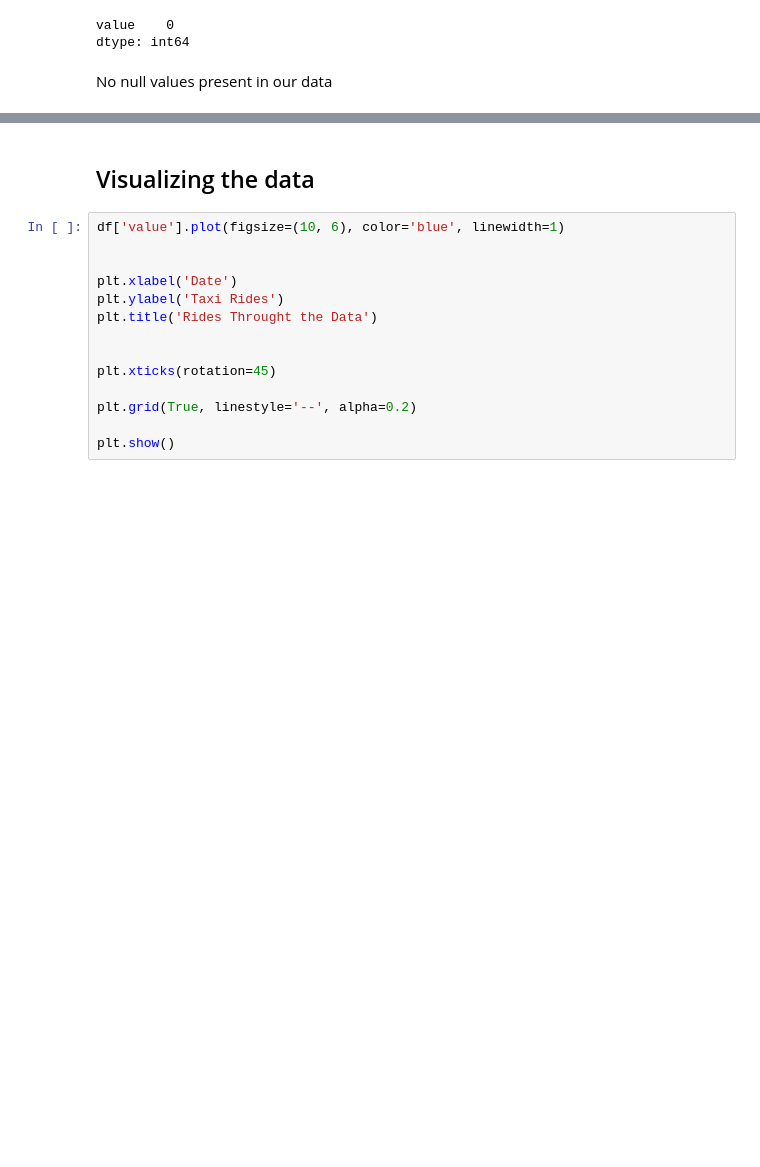
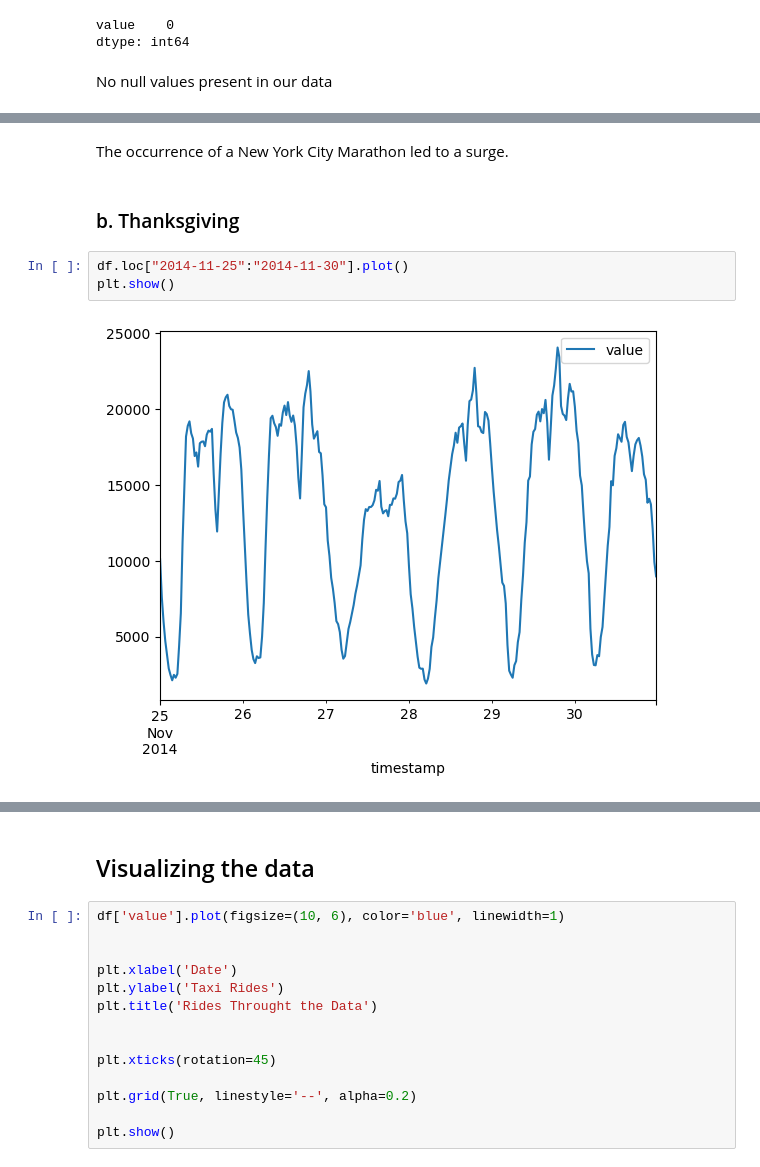
Before and after one commit to ShubhamMisar-12/NYC-Taxi-Traffic-Analysis, a Jupyter notebook: NYC Taxi Data Analysis.ipynb, the cells around one changed output, grey strips where cells are left out. Drawn from its saved outputs; the diff is of its cells as text; blank space fills up the shorter version.

```diff
--- a/NYC Taxi Data Analysis.ipynb
+++ b/NYC Taxi Data Analysis.ipynb
@@ -58,0 +68,9 @@ No null values present in our data
+# %% [markdown]
+The occurrence of a New York City Marathon led to a surge.
+# %% [markdown]
+### b. Thanksgiving
+# %%
+df.loc["2014-11-25":"2014-11-30"].plot()
+plt.show()
+# %% [output]
+[figure, added]
```
Also changed, not shown: parts of 10 cells of this notebook, 1 other file.
